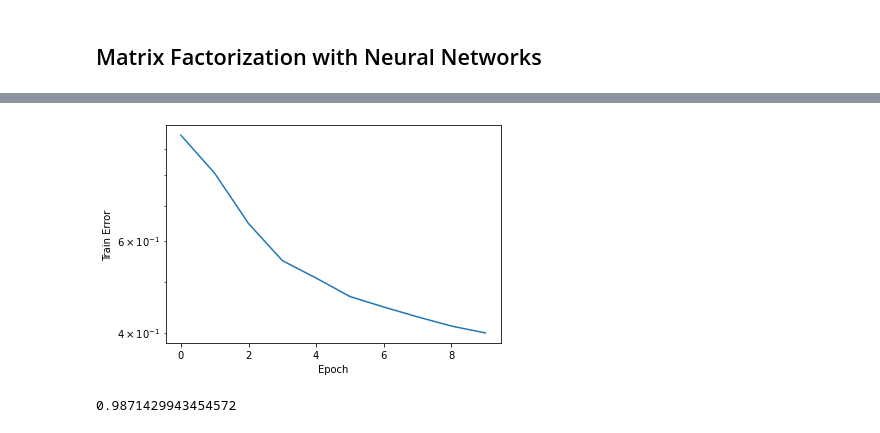
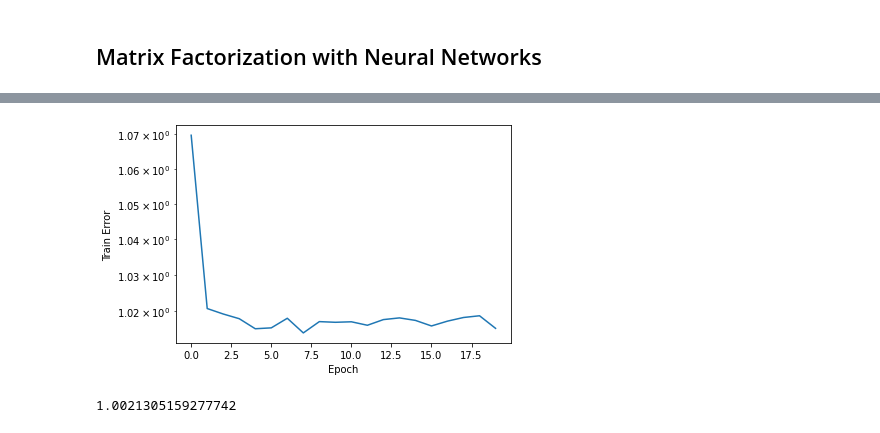
Before and after one commit to ikarampinis/Game-Recommender-System---Diploma-thesis, a Jupyter notebook: code/collaborative_filtering.ipynb, the cells around one changed output, grey strips where cells are left out. Drawn from its saved outputs; the diff is of its cells as text; code cells hidden in the pictures.

```diff
--- a/code/collaborative_filtering.ipynb
+++ b/code/collaborative_filtering.ipynb
@@ -553,8 +539,8 @@ for rec in rec_list:
 # %%
-# train, test = train_test_split(dataset, test_size=0.2)
+train, test = train_test_split(dataset, test_size=0.2)
 # %%
-# # inputs
-# latent_factors = 10
-# game_input = Input(shape=[1],name='game-input')
-# user_input = Input(shape=[1], name='user-input')
+# inputs
+latent_factors = 140
+game_input = Input(shape=[1],name='game-input')
+user_input = Input(shape=[1], name='user-input')
 # %%
@@ -574,10 +553,9 @@ for rec in rec_list:
 # %%
-# # MLP layers
-# concat = concatenate([game_vec_mlp, user_vec_mlp], name='concat')
-# concat_dropout = Dropout(0.2)(concat)
-# fc_1 = Dense(100, name='fc-1', activation='relu')(concat_dropout)
-# fc_1_bn = BatchNormalization(name='batch-norm-1')(fc_1)
-# fc_1_dropout = Dropout(0.2)(fc_1_bn)
-# fc_2 = Dense(50, name='fc-2', activation='relu')(fc_1_dropout)
-# fc_2_bn = BatchNormalization(name='batch-norm-2')(fc_2)
-# fc_2_dropout = Dropout(0.2)(fc_2_bn)
+# layers
+dot_product = dot([game_vec, user_vec], axes=1)
+dot_dropout = Dropout(0.2)(dot_product)
+fc_1 = Dense(100, name='fc-1', activation='relu')(dot_dropout)
+fc_1_dropout = Dropout(0.2)(fc_1)
+fc_2 = Dense(50, name='fc-2', activation='relu')(fc_1_dropout)
+fc_2_dropout = Dropout(0.2)(fc_2)
+fc_3 = Dense(1, name='fc_3', activation='relu')(fc_2_dropout)
@@ -592,4 +562,4 @@ for rec in rec_list:
 # %%
-# model = Model([user_input, game_input], result)
-# model.compile(optimizer=Adam(lr=0.01), loss='mean_absolute_error')
-# #SVG(model_to_dot(model, show_shapes=True).create(prog='dot', format='svg'))
+model = Model([user_input, game_input], fc_3)
+model.compile(optimizer=Adam(lr=0.1), loss='mean_absolute_error')
+#SVG(model_to_dot(model, show_shapes=True).create(prog='dot', format='svg'))
@@ -616,7 +586,7 @@ ________________________________________________________________________________
 # %%
-# history = model.fit([train.User_id, train.Game_id], train.rating, epochs=10)
-# pd.Series(history.history['loss']).plot(logy=True)
-# plt.xlabel("Epoch")
-# plt.ylabel("Train Error")
-# plt.show()
+history = model.fit([train.User_id, train.Game_id], train.rating, epochs=20)
+pd.Series(history.history['loss']).plot(logy=True)
+plt.xlabel("Epoch")
+plt.ylabel("Train Error")
+plt.show()
 # %% [output]
@@ -643,7 +610,7 @@ Epoch 10/10
-[figure, old version]
+[figure, new version]
 # %%
-# y_hat = np.round(model.predict([test.User_id, test.Game_id]), decimals=2)
-# y_true = test.rating
-# mean_absolute_error(y_true, y_hat)
+y_hat = np.round(model.predict([test.User_id, test.Game_id]), decimals=2)
+y_true = test.rating
+mean_absolute_error(y_true, y_hat)
 # %% [output]
-0.9871429943454572
+1.0021305159277742
```
Also changed, not shown: parts of 30 cells of this notebook, 1 other file.
